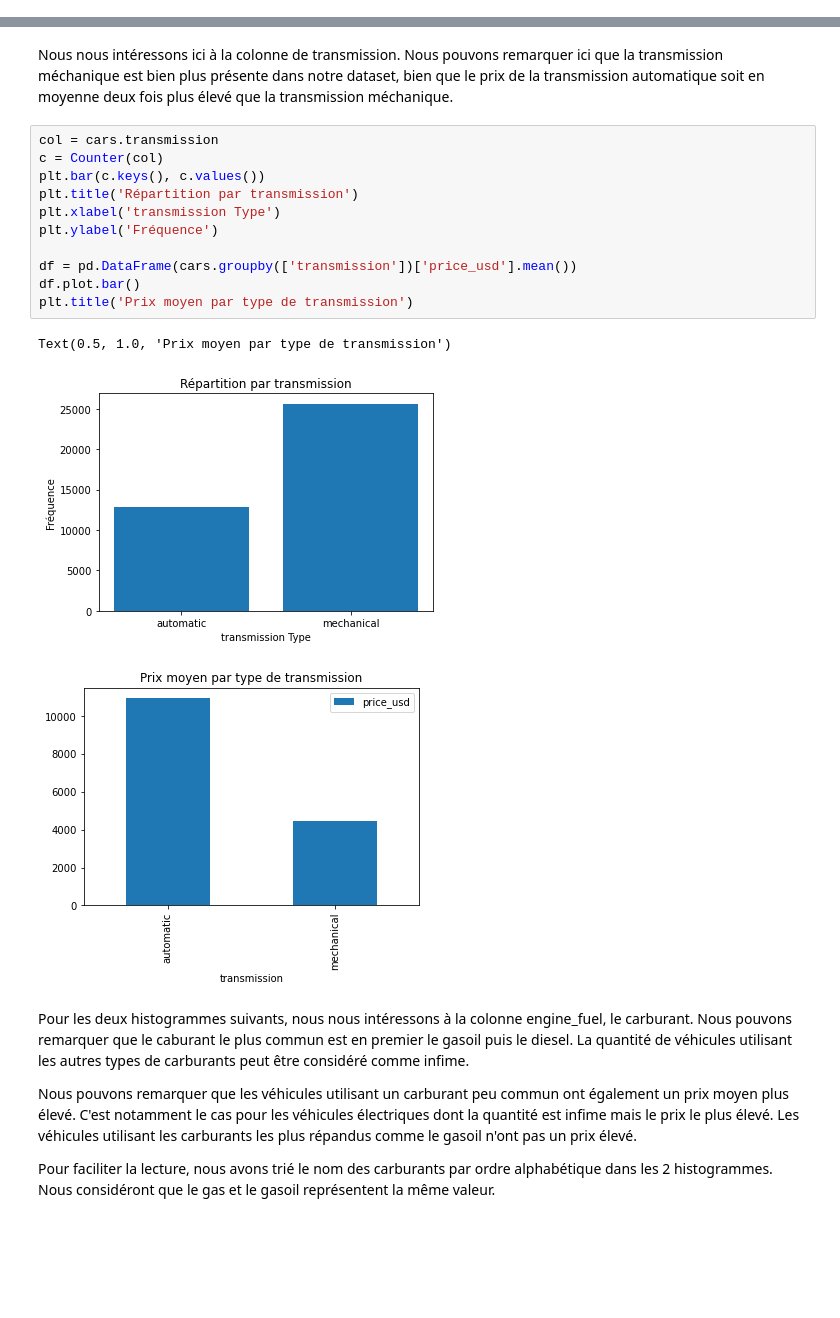
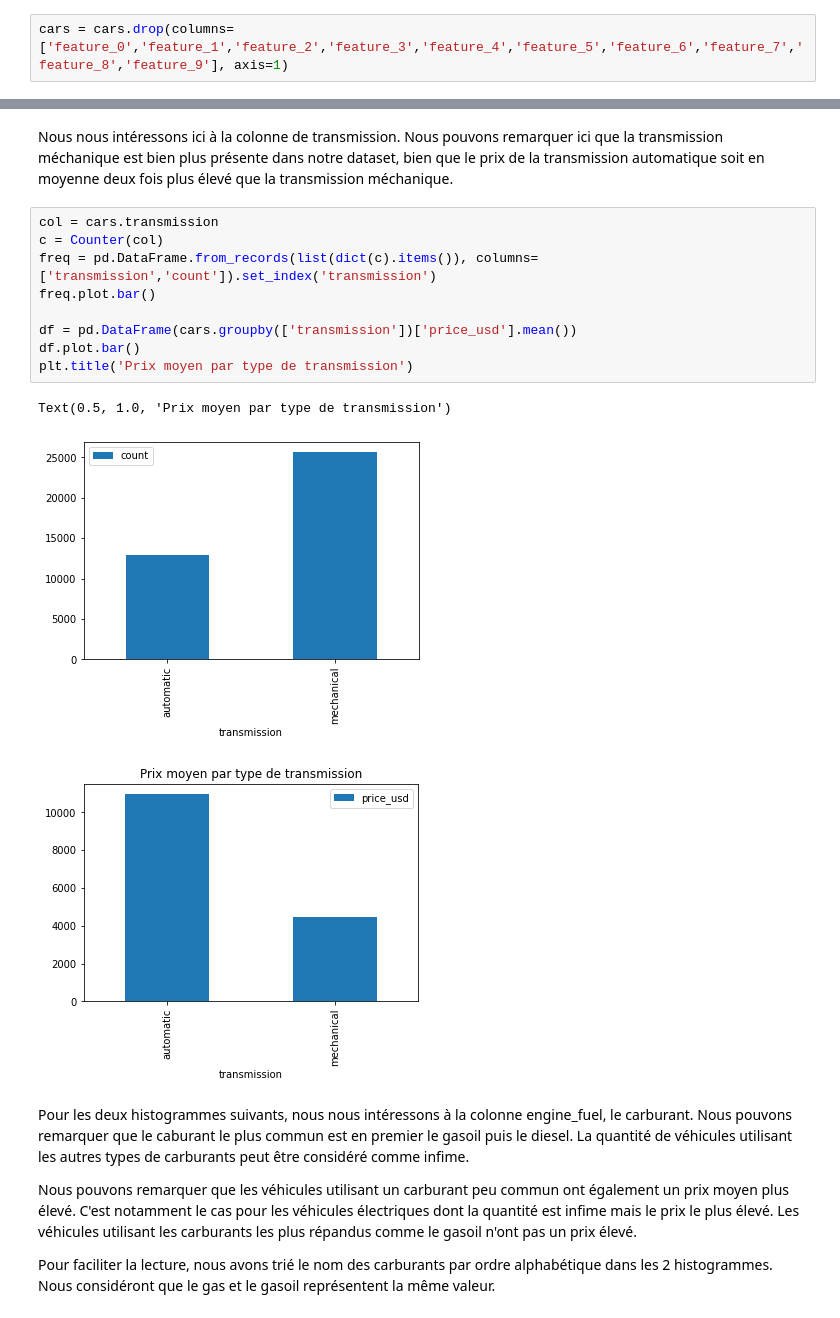
Before and after one commit to kerhogo/ias_cars, a Jupyter notebook: Visualisation.ipynb, the cells around one changed output, grey strips where cells are left out. Drawn from its saved outputs; the diff is of its cells as text; blank space fills up the shorter version.

```diff
--- a/Visualisation.ipynb
+++ b/Visualisation.ipynb
@@ -33,6 +34,8 @@ cars.describe()
 | 50% | 250000.000000 | 2003.000000 | 2.000000 | 4800.000000 | 8.000000 | 5.000000 | ... |
 | 75% | 325000.000000 | 2009.000000 | 2.300000 | 8990.000000 | 12.000000 | 16.000000 | ... |
 | max | 1000000.000000 | 2019.000000 | 8.000000 | 50000.000000 | 86.000000 | 1861.000000 | ... |
+# %%
+cars = cars.drop(columns=['feature_0','feature_1','feature_2','feature_3','feature_4','feature_5','feature_6','feature_7','feature_8','feature_9'], axis=1)
 # %%
 list(cars.columns)  #Pour afficher la listes de toutes les colonnes du dataset
 # %% [output]
@@ -107,18 +126,16 @@ Nous nous intéressons ici à la colonne de transmission. Nous pouvons remarquer
 # %%
 col = cars.transmission
 c = Counter(col)
-plt.bar(c.keys(), c.values())
-plt.title('Répartition par transmission')
-plt.xlabel('transmission Type')
-plt.ylabel('Fréquence')
+freq = pd.DataFrame.from_records(list(dict(c).items()), columns=['transmission','count']).set_index('transmission')
+freq.plot.bar()
 
 df = pd.DataFrame(cars.groupby(['transmission'])['price_usd'].mean())
 df.plot.bar()
 plt.title('Prix moyen par type de transmission')
 # %% [output]
 Text(0.5, 1.0, 'Prix moyen par type de transmission')
-[figure, old version]
+[figure, new version]
-[figure, old version]
+[figure, new version]
 # %% [markdown]
 Pour les deux histogrammes suivants, nous nous intéressons à la colonne engine_fuel, le carburant. Nous pouvons remarquer que le caburant le plus commun est en premier le gasoil puis le diesel. La quantité de véhicules utilisant les autres types de carburants peut être considéré comme infime.
 
```
Also changed, not shown: parts of 10 cells of this notebook, 1 other file.
